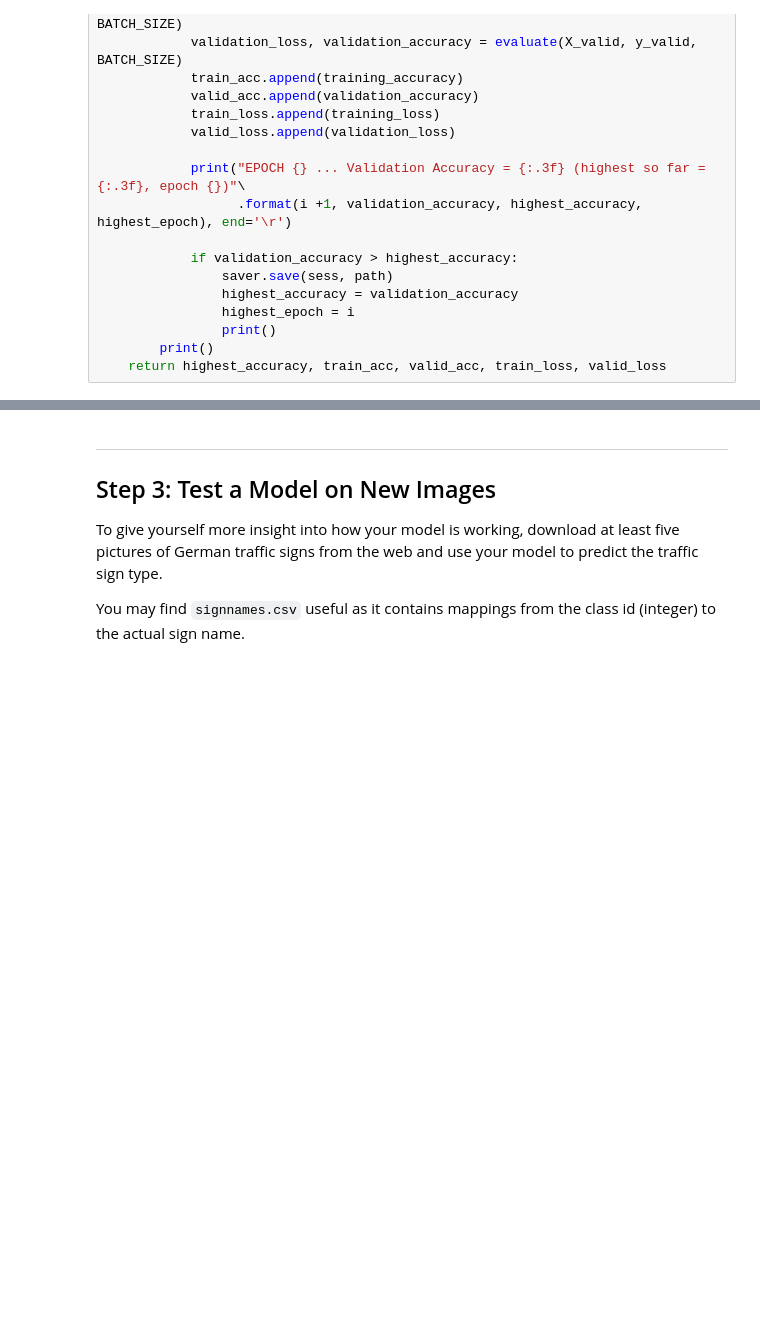
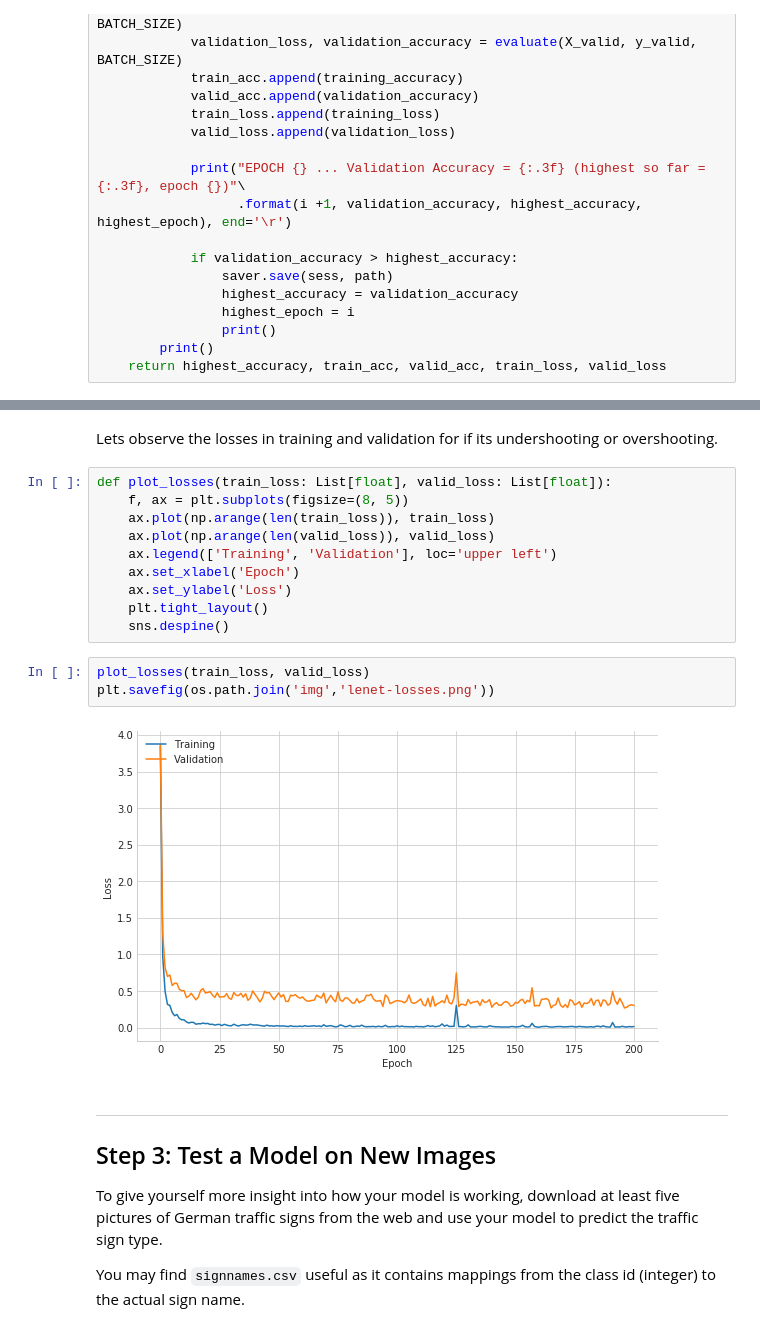
Before and after one commit to udapy/CarND-Traffic-Sign-Classifier-Project, a Jupyter notebook: Traffic_Sign_Classifier.ipynb, the cells around one changed output, grey strips where cells are left out. Saved outputs shown, nothing was run; the diff lists cells and outputs as text; blank space fills up the shorter version.

```diff
--- a/Traffic_Sign_Classifier.ipynb
+++ b/Traffic_Sign_Classifier.ipynb
@@ -645,3 +663,20 @@ EPOCH 200 ... Validation Accuracy = 0.933 (highest so far = 0.941, epoch 192)
+# %% [markdown]
+Lets observe the losses in training and validation for if its undershooting or overshooting.
+# %%
+def plot_losses(train_loss: List[float], valid_loss: List[float]):
+    f, ax = plt.subplots(figsize=(8, 5))
+    ax.plot(np.arange(len(train_loss)), train_loss)
+    ax.plot(np.arange(len(valid_loss)), valid_loss)
+    ax.legend(['Training', 'Validation'], loc='upper left')
+    ax.set_xlabel('Epoch')
+    ax.set_ylabel('Loss')
+    plt.tight_layout()
+    sns.despine()
+# %%
+plot_losses(train_loss, valid_loss)
+plt.savefig(os.path.join('img','lenet-losses.png'))
+# %% [output]
+[figure, added]
 # %% [markdown]
 ---
 
```
Also changed, not shown: parts of 8 cells of this notebook, 5 other files.
